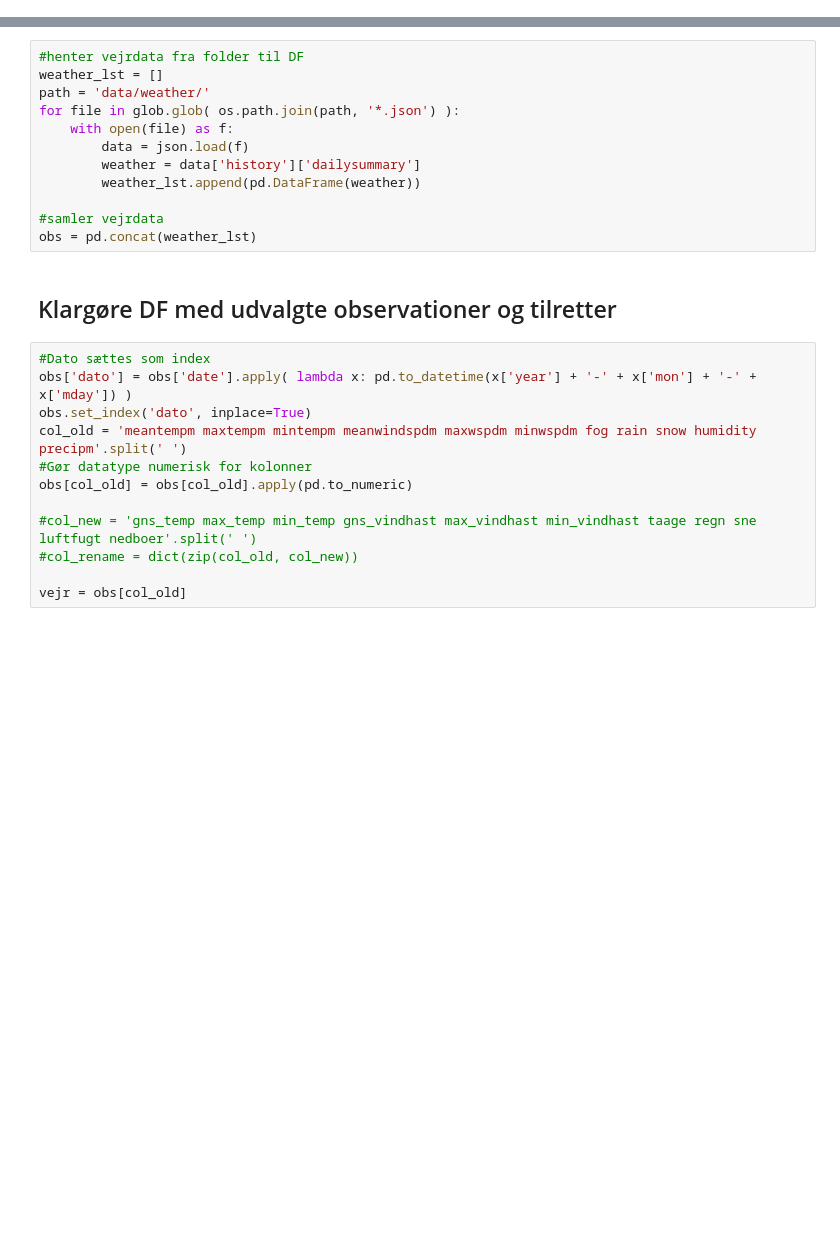
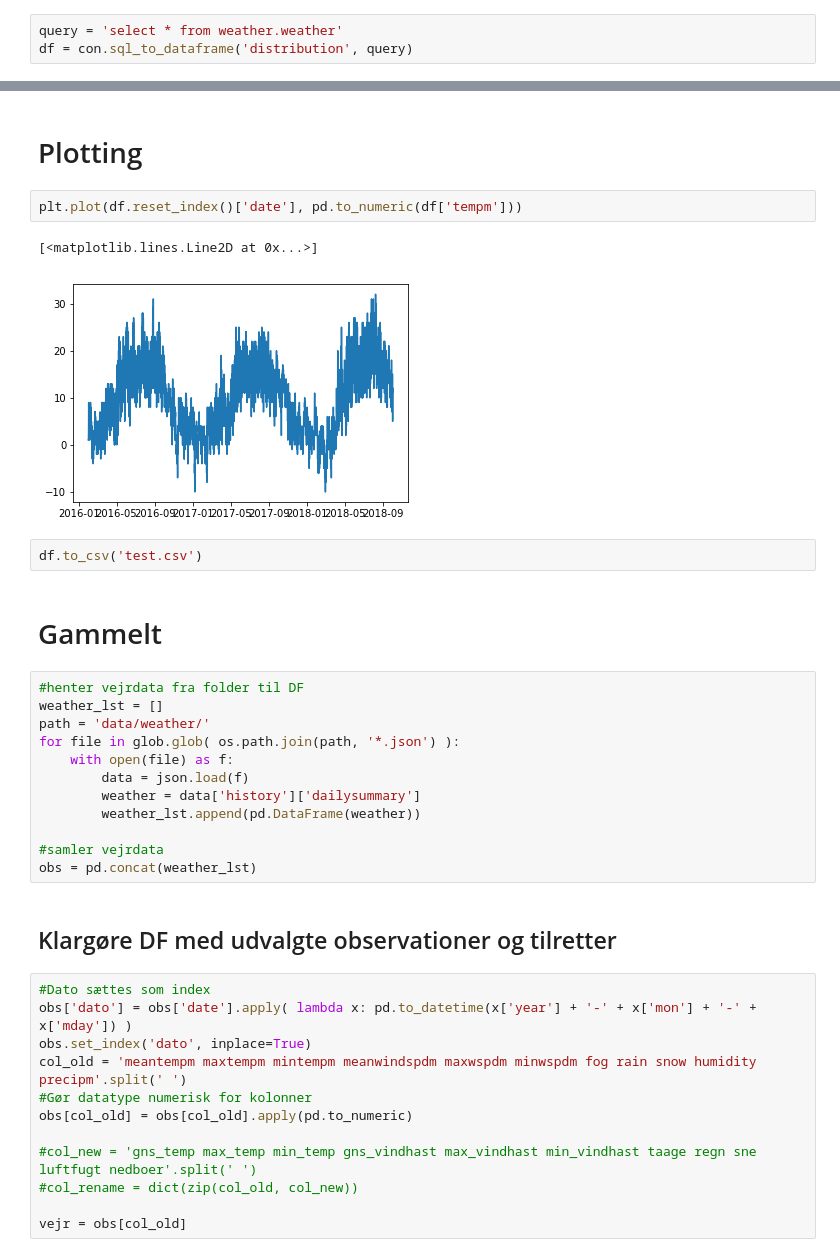
Before and after one commit to frederiksberg/notebooks, a Jupyter notebook: vejret/vejret.ipynb, the cells around one changed output, grey strips where cells are left out. Saved outputs shown, nothing was run; the diff lists cells and outputs as text; blank space fills up the shorter version.

```diff
--- a/vejret/vejret.ipynb
+++ b/vejret/vejret.ipynb
@@ -5,0 +61,3 @@ import glob
+# %%
+query = 'select * from weather.weather'
+df = con.sql_to_dataframe('distribution', query)
@@ -6,3 +84,14 @@ import glob
+# %% [markdown]
+# Plotting
+# %%
+plt.plot(df.reset_index()['date'], pd.to_numeric(df['tempm']))
+# %% [output]
+[<matplotlib.lines.Line2D at 0x...>]
+[figure, added]
+# %%
+df.to_csv('test.csv')
+# %% [markdown]
+# Gammelt
 # %%
 #henter vejrdata fra folder til DF
 weather_lst = []
```
Also changed, not shown: parts of 15 cells of this notebook, 1 other file.
